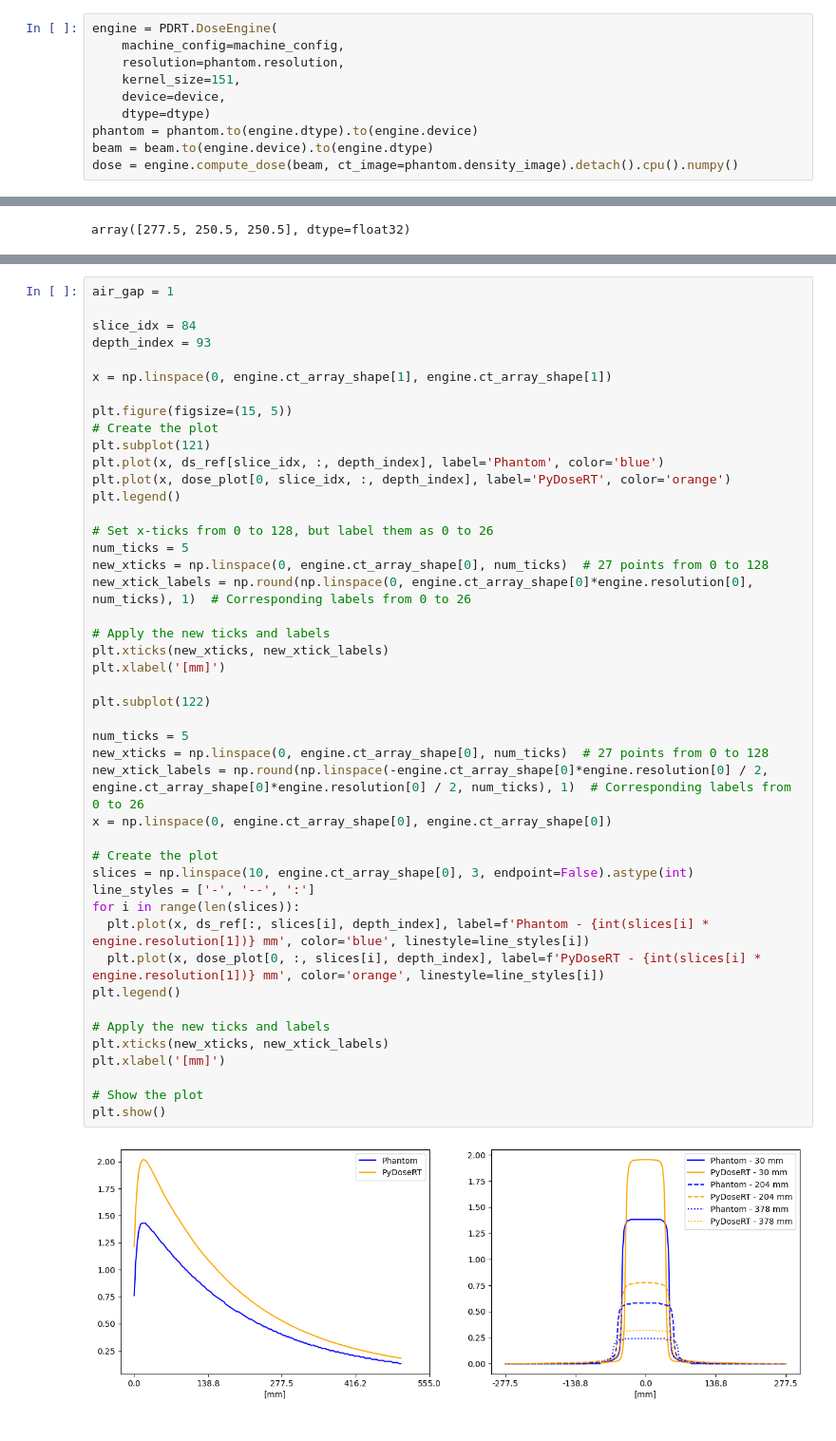
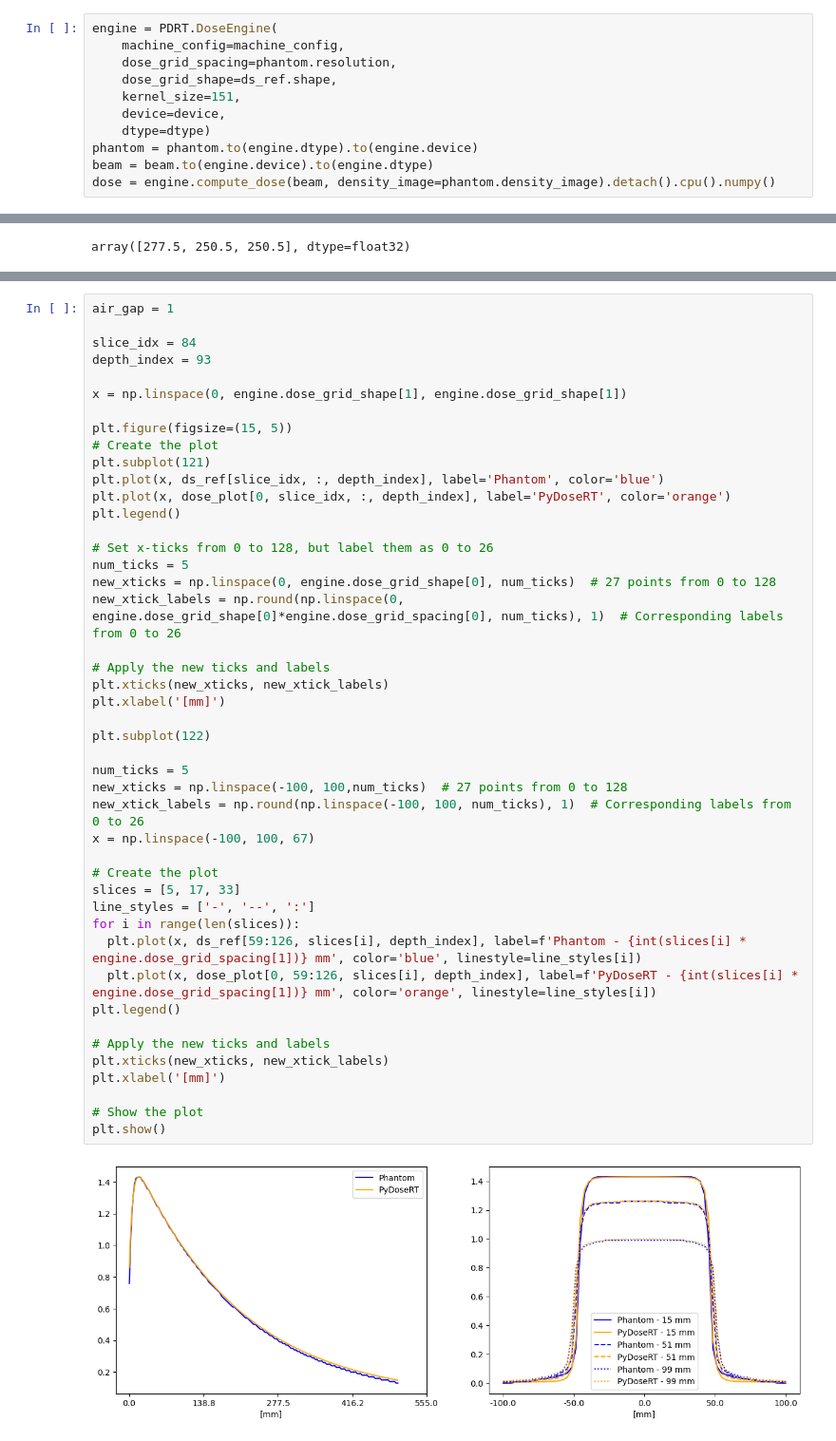
Before and after one commit to UMU-DDI/PyDoseRT, a Jupyter notebook: examples/phantom.ipynb, the cells around one changed output, grey strips where cells are left out. Shown at 95% size. Cells and saved outputs as stored; diff of their text form.

```diff
--- a/examples/phantom.ipynb
+++ b/examples/phantom.ipynb
@@ -31,13 +35,14 @@ plt.show()
 # %%
 engine = PDRT.DoseEngine(
     machine_config=machine_config,
-    resolution=phantom.resolution,
+    dose_grid_spacing=phantom.resolution,
+    dose_grid_shape=ds_ref.shape,
     kernel_size=151,
     device=device,
     dtype=dtype)
 phantom = phantom.to(engine.dtype).to(engine.device)
 beam = beam.to(engine.device).to(engine.dtype)
-dose = engine.compute_dose(beam, ct_image=phantom.density_image).detach().cpu().numpy()
+dose = engine.compute_dose(beam, density_image=phantom.density_image).detach().cpu().numpy()
 # %%
 phantom.physical_size / 2
 # %% [output]
@@ -79,45 +84,45 @@ air_gap = 1
 slice_idx = 84
 depth_index = 93
 
-x = np.linspace(0, engine.ct_array_shape[1], engine.ct_array_shape[1])
+x = np.linspace(0, engine.dose_grid_shape[1], engine.dose_grid_shape[1])
 
 plt.figure(figsize=(15, 5))
 # Create the plot
 plt.subplot(121)
 plt.plot(x, ds_ref[slice_idx, :, depth_index], label='Phantom', color='blue')
 plt.plot(x, dose_plot[0, slice_idx, :, depth_index], label='PyDoseRT', color='orange')
 plt.legend()
 
 # Set x-ticks from 0 to 128, but label them as 0 to 26
 num_ticks = 5
-new_xticks = np.linspace(0, engine.ct_array_shape[0], num_ticks)  # 27 points from 0 to 128
-new_xtick_labels = np.round(np.linspace(0, engine.ct_array_shape[0]*engine.resolution[0], num_ticks), 1)  # Corresponding labels from 0 to 26
+new_xticks = np.linspace(0, engine.dose_grid_shape[0], num_ticks)  # 27 points from 0 to 128
+new_xtick_labels = np.round(np.linspace(0, engine.dose_grid_shape[0]*engine.dose_grid_spacing[0], num_ticks), 1)  # Corresponding labels from 0 to 26
 
 # Apply the new ticks and labels
 plt.xticks(new_xticks, new_xtick_labels)
 plt.xlabel('[mm]')
 
 plt.subplot(122)
 
 num_ticks = 5
-new_xticks = np.linspace(0, engine.ct_array_shape[0], num_ticks)  # 27 points from 0 to 128
-new_xtick_labels = np.round(np.linspace(-engine.ct_array_shape[0]*engine.resolution[0] / 2, engine.ct_array_shape[0]*engine.resolution[0] / 2, num_ticks), 1)  # Corresponding labels from 0 to 26
-x = np.linspace(0, engine.ct_array_shape[0], engine.ct_array_shape[0])
+new_xticks = np.linspace(-100, 100,num_ticks)  # 27 points from 0 to 128
+new_xtick_labels = np.round(np.linspace(-100, 100, num_ticks), 1)  # Corresponding labels from 0 to 26
+x = np.linspace(-100, 100, 67)
 
 # Create the plot
-slices = np.linspace(10, engine.ct_array_shape[0], 3, endpoint=False).astype(int)
+slices = [5, 17, 33]
 line_styles = ['-', '--', ':']
 for i in range(len(slices)):
-  plt.plot(x, ds_ref[:, slices[i], depth_index], label=f'Phantom - {int(slices[i] * engine.resolution[1])} mm', color='blue', linestyle=line_styles[i])
-  plt.plot(x, dose_plot[0, :, slices[i], depth_index], label=f'PyDoseRT - {int(slices[i] * engine.resolution[1])} mm', color='orange', linestyle=line_styles[i])
+  plt.plot(x, ds_ref[59:126, slices[i], depth_index], label=f'Phantom - {int(slices[i] * engine.dose_grid_spacing[1])} mm', color='blue', linestyle=line_styles[i])
+  plt.plot(x, dose_plot[0, 59:126, slices[i], depth_index], label=f'PyDoseRT - {int(slices[i] * engine.dose_grid_spacing[1])} mm', color='orange', linestyle=line_styles[i])
 plt.legend()
 
 # Apply the new ticks and labels
 plt.xticks(new_xticks, new_xtick_labels)
 plt.xlabel('[mm]')
 
 # Show the plot
 plt.show()
 # %% [output]
-[figure, old version]
+[figure, new version]
 Error:
```
Also changed, not shown: parts of 4 cells of this notebook, 2 other files.
